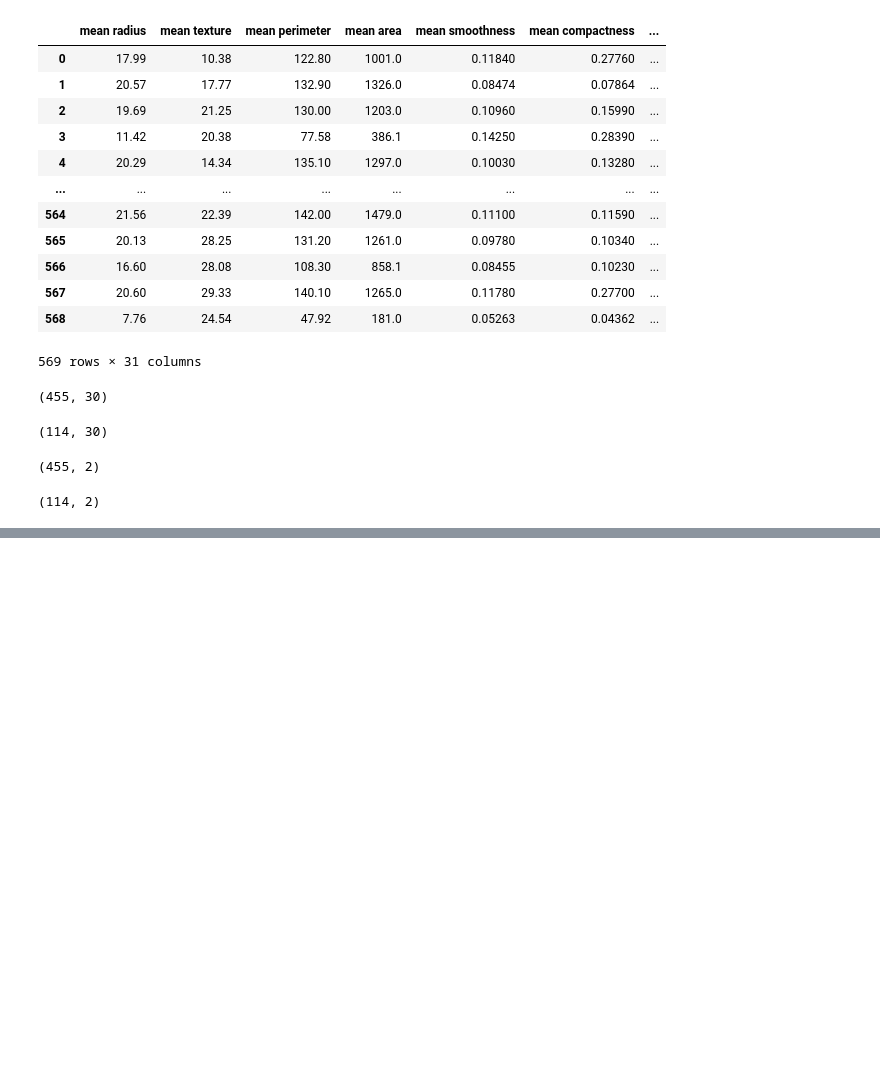
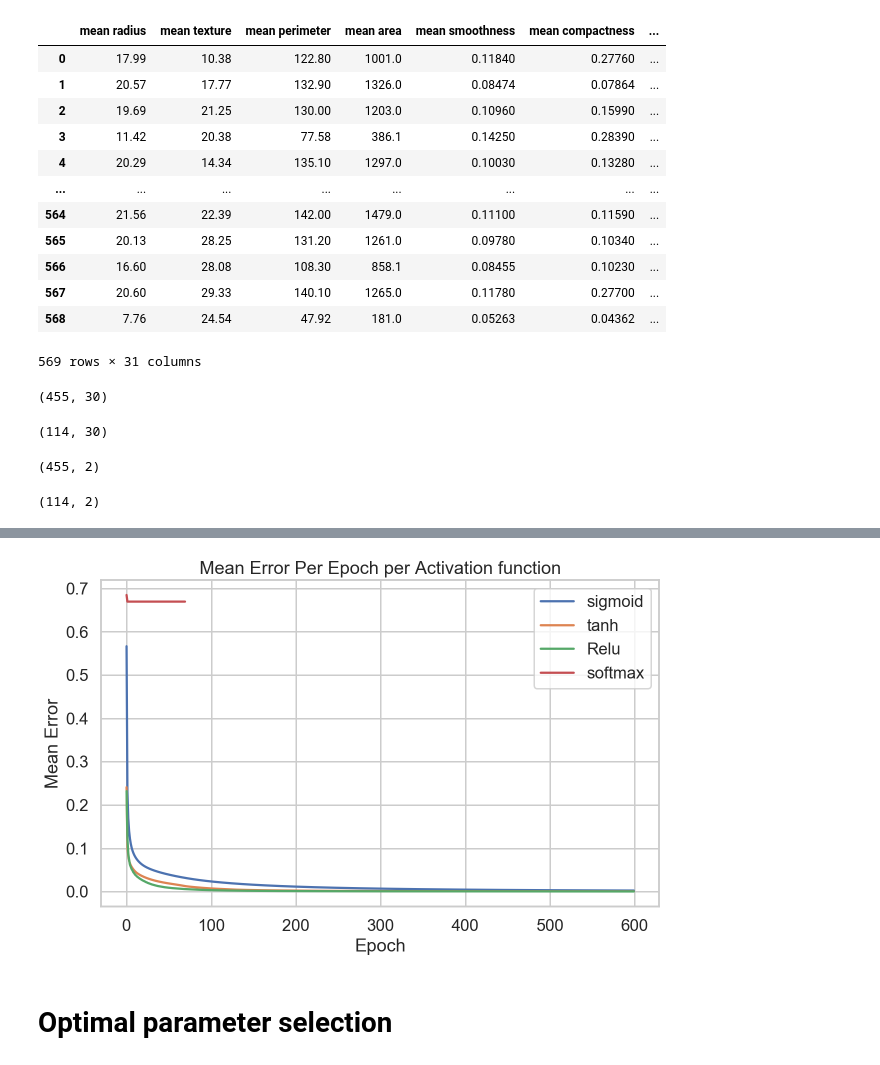
Before and after one commit to MikeDuran-git/MPL-cancer-prediction-model, a Jupyter notebook: TPMLP.ipynb, the cells around one changed output, grey strips where cells are left out. Cells and saved outputs as stored; diff of their text form; code cells hidden in the pictures; blank space fills up the shorter version.

```diff
--- a/TPMLP.ipynb
+++ b/TPMLP.ipynb
@@ -315,2 +330,32 @@ model.plot_scores_by_TP_TN(X_test,y_test)
+# %%
+#activation function evaluation
+ac_func_mean={}
+for ac_func in ['sigmoid','tanh','Relu','softmax']:
+    params={
+        'InputLayer': 30,
+        'HiddenLayer': 15,
+        'OutputLayer': 2,
+        'LearningRate': 0.01,
+        'Epocas': 600,
+        'ActivationFunction': ac_func
+    }
+    m=MultiLayerPerceptron(params)
+    m.fit(X_train,y_train)
+    ac_func_mean[ac_func]=m.mean_error_per_epoch
+
+plt.figure(figsize=(10, 6))
+
+for ac_func in ac_func_mean:
+    plt.plot(ac_func_mean[ac_func], label=ac_func)
+
+plt.title('Mean Error Per Epoch per Activation function')
+plt.xlabel('Epoch')
+plt.ylabel('Mean Error')
+plt.legend()
+plt.show()
+# %% [output]
+[figure, added]
+# %% [markdown]
+# Optimal parameter selection
 # %%
 params={
```
Also changed, not shown: parts of 8 cells of this notebook.
